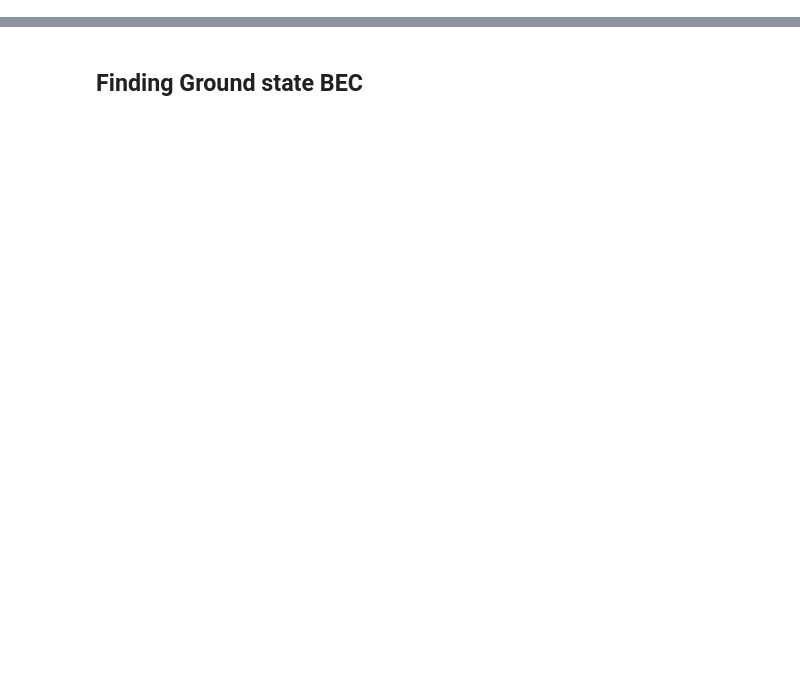
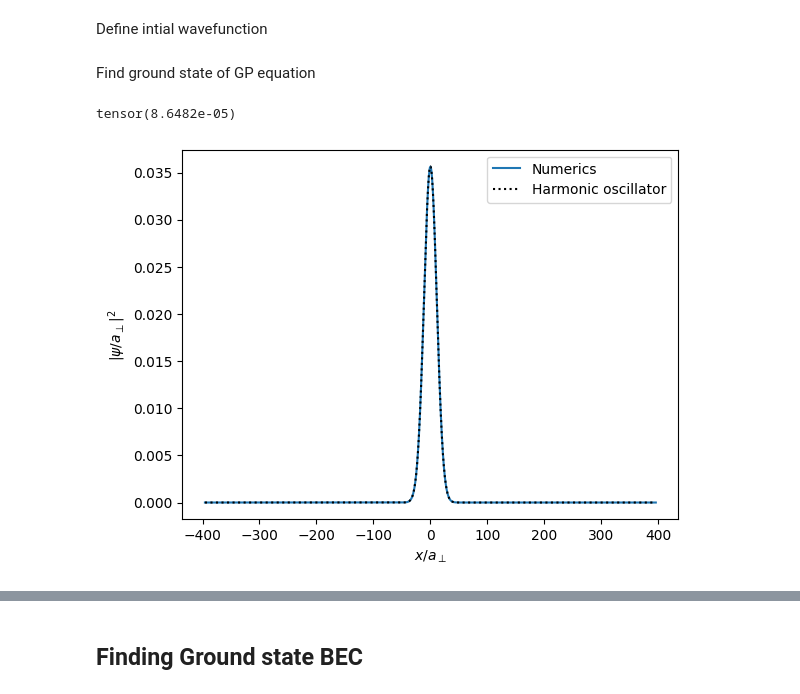
Before and after one commit to quantumatomoptic/heliumtools, a Jupyter notebook: heliumtools/simulation/GPE/test.ipynb, the cells around one changed output, grey strips where cells are left out. Saved outputs shown, nothing was run; the diff lists cells and outputs as text; code cells hidden in the pictures; blank space fills up the shorter version.

```diff
--- a/heliumtools/simulation/GPE/test.ipynb
+++ b/heliumtools/simulation/GPE/test.ipynb
@@ -2,0 +63,18 @@
+# %%
+# We instanciate the Gas class. We define the element we want to consider. This element must be defined in utils/elements.py
+# we set the number of atoms in the BEC
+# we set the grid_size step in m
+grid_size = 50*length_Trap
+# we define the number of points of the grid.
+step = length_Lattice/10
+Npoints = int(grid_size/(step))
+print("Grid with "+str(Npoints))
+# we set the float type to 32 bit to save memory space
+# we set the complex type to 64 bit to save memory space
+# calculation is performed on cpu
+# define BEC adim length so that it is consistent with the problem
+
+
+# instanciate Gas class
+bec = Gas(element = "He*" , N_particles = 5e4, grid_size = grid_size, N_grid = Npoints ,
+        device = "cpu" , float_dtype = torch.float , complex_dtype = torch.complex64 , adimensionalization_length = length_Lattice)
@@ -2,0 +143,39 @@
+# %% [markdown]
+Define intial wavefunction
+# %%
+# we define the initial wavefunction to be the ground state of the harmonic oscillator
+bec.psi = HarmonicGroundState(bec.X,omegaTrap,bec)
+# %% [markdown]
+Find ground state of GP equation
+# %%
+# define function that measures convergence of calculation
+CP = 500
+convergence = call.L2Norm(compute_every = CP, print_every = 1e4)
+
+# find the ground state
+Nit = 5e3
+time_step = -1j/(10*omegaTrap)
+bec.ground_state(potentials=[trap], N_iterations=Nit,callbacks=[convergence],time_step=time_step)
+# %% [output]
+tensor(8.6482e-05)
+# %%
+fig, ax = plt.subplots()
+
+
+ax.plot(bec.x,bec.density,label = "Numerics")
+
+""" 1D plot along diagonal """
+
+# plot original guess which is the quantum harmonic oscillator
+phiHarmonic = HarmonicGroundState(bec.X,omegaTrap,bec)
+ax.plot(bec.x,phiHarmonic**2,label = "Harmonic oscillator",color = "black" , ls = "dotted")
+
+ax.set_xlabel(r"$x/a_{\bot}$")
+ax.set_ylabel(r"$y/a_{\bot}$")
+ax.set_xlabel(r"$x/a_{\bot}$")
+ax.set_ylabel(r"$|\psi/a_{\bot}|^2$")
+ax.legend()
+
+plt.show()
+# %% [output]
+[figure, added]
```
Also changed, not shown: parts of 91 cells of this notebook, 10 other files.
